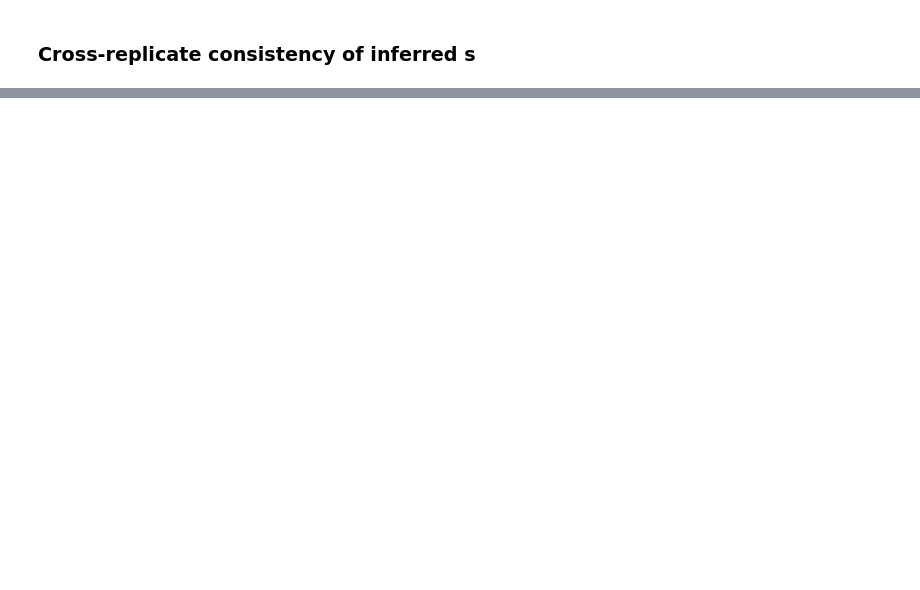
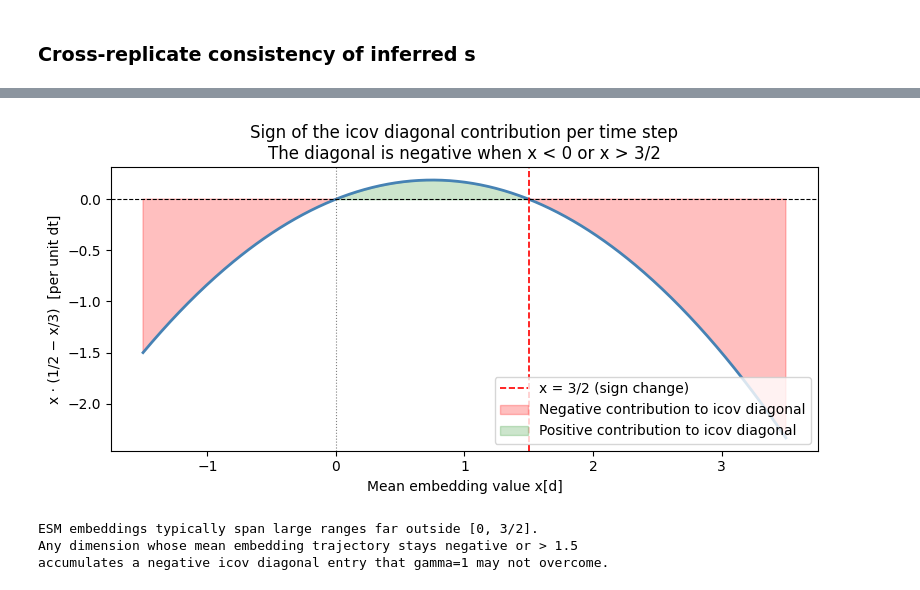
Before and after one commit to dylanwells37/esmDMS, a Jupyter notebook: notebook_analysis/sparse.ipynb, the cells around one changed output, grey strips where cells are left out. Drawn from its saved outputs; the diff is of its cells as text; code cells hidden in the pictures; blank space fills up the shorter version.

```diff
--- a/notebook_analysis/sparse.ipynb
+++ b/notebook_analysis/sparse.ipynb
@@ -221,0 +718,34 @@ for path_name, results in all_results.items():
+# %%
+
+# icov diagonal (same-time term): dt * (x/2 - x^2/3) = dt * x * (1/2 - x/3)
+# This is zero at x=0 and x=3/2, negative outside (0, 3/2)
+x_vals = np.linspace(-1.5, 3.5, 500)
+diag_factor = x_vals * (0.5 - x_vals / 3.0)
+
+fig, ax = plt.subplots(figsize=(8, 4))
+ax.plot(x_vals, diag_factor, lw=2, color='steelblue')
+ax.axhline(0, color='k', lw=0.8, linestyle='--')
+ax.axvline(0, color='gray', lw=0.8, linestyle=':')
+ax.axvline(1.5, color='red', lw=1.2, linestyle='--', label='x = 3/2 (sign change)')
+ax.fill_between(x_vals, diag_factor, 0,
+                where=(diag_factor < 0), alpha=0.25, color='red',
+                label='Negative contribution to icov diagonal')
+ax.fill_between(x_vals, diag_factor, 0,
+                where=(diag_factor >= 0), alpha=0.2, color='green',
+                label='Positive contribution to icov diagonal')
+ax.set_xlabel("Mean embedding value x[d]")
+ax.set_ylabel("x · (1/2 − x/3)  [per unit dt]")
+ax.set_title("Sign of the icov diagonal contribution per time step\n"
+             "The diagonal is negative when x < 0 or x > 3/2")
+ax.legend(loc='lower right')
+plt.tight_layout()
+plt.show()
+
+print("ESM embeddings typically span large ranges far outside [0, 3/2].")
+print("Any dimension whose mean embedding trajectory stays negative or > 1.5")
+print("accumulates a negative icov diagonal entry that gamma=1 may not overcome.")
+# %% [output]
+[figure, added]
+ESM embeddings typically span large ranges far outside [0, 3/2].
+Any dimension whose mean embedding trajectory stays negative or > 1.5
+accumulates a negative icov diagonal entry that gamma=1 may not overcome.
```
Also changed, not shown: parts of 53 cells of this notebook, 3 other files.
